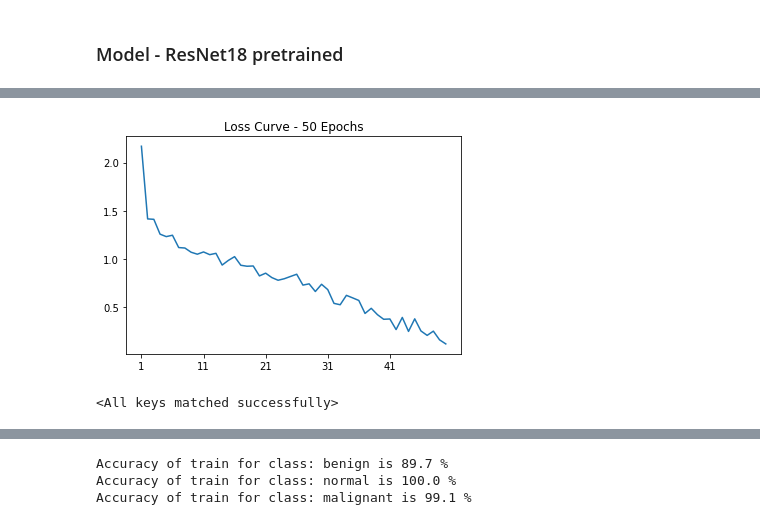
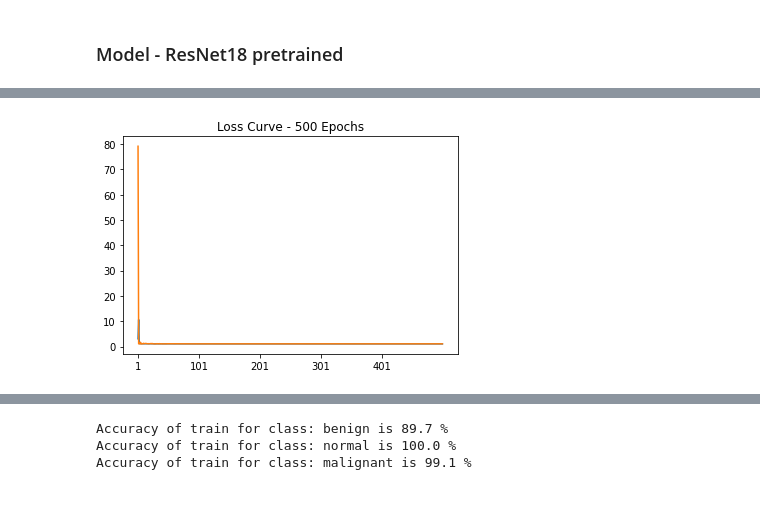
Before and after one commit to Drado91/MyPortfolio, a Jupyter notebook: ResnetUltrasoundClassification/Resnet18_Ultrasound_Classifier.ipynb, the cells around one changed output, grey strips where cells are left out. Cells and saved outputs as stored; diff of their text form; code cells hidden in the pictures.

```diff
--- a/ResnetUltrasoundClassification/Resnet18_Ultrasound_Classifier.ipynb
+++ b/ResnetUltrasoundClassification/Resnet18_Ultrasound_Classifier.ipynb
@@ -241,3 +283,12 @@ train_dataloader = DataLoader(train_data, batch_size=batch_size,shuffle=True)
+# %%
+#Training-validate split
+from torch.utils.data import DataLoader, random_split
+num_train=train_data.__len__()
+tra_val_ratio=0.85
+train,validation=random_split(train_data,[int(num_train*tra_val_ratio),num_train-int(num_train*tra_val_ratio)])
+# %%
+train_dataloader = DataLoader(train, batch_size=batch_size,shuffle=True)
+validation_dataloader = DataLoader(validation, batch_size=batch_size,shuffle=True)
 # %%
 # functions to show an image
 def imshow(img):
@@ -249,11 +305,13 @@ def imshow(img):
 # %%
 #Show train images and their label
-num_images_to_show=batch_size
-train_dataloader_to_show = DataLoader(train_data, batch_size=num_images_to_show,shuffle=True)
+num_images_to_show=5
+train_dataloader_to_show = DataLoader(train_data, batch_size=num_images_to_show,shuffle=False)
 dataiter = iter(train_dataloader_to_show)
 images, labels = dataiter.next()
 imshow(torchvision.utils.make_grid(images[0:num_images_to_show]))
 print('GroundTruth: ', ' '.join(f'{classes[labels[j]]:5s}' for j in range(num_images_to_show)))
 print('Shape of image is {}'.format(images[0].shape))
+print('Amount of Images in Train Dataset is {}'.format(train_dataloader.sampler.num_samples))
+print('Amount of Images in Validation Dataset is {}'.format(validation_dataloader.sampler.num_samples))
 # %% [output]
 Clipping input data to the valid range for imshow with RGB data ([0..1] for floats or [0..255] for integers).
@@ -266,9 +326,8 @@ model = torchvision.models.resnet18(pretrained=True)
 # %%
 #Define optimizer, loss function and max epochs
 optimizer = torch.optim.Adam(model.parameters(),lr=0.01)
-#ptimizer = torch.optim.SGD(model.parameters(), lr=0.01, momentum=0.9)
 criterion = torch.nn.CrossEntropyLoss()
-max_epochs = 50
+max_epochs = 500
 # %%
 from tqdm import tqdm
 
@@ -322,23 +401,22 @@ Loss: 1.0448829627954044, Epoch: 12
 # %%
 import matplotlib.pyplot as plt
 import math
-def plot_loss(loss_list):
-    epochs_axis=np.arange(len(loss_list))+1
-    xticks = range(math.floor(min(epochs_axis)), math.ceil(max(epochs_axis))+1,int(len(loss_list)/5))
+def plot_loss(train_loss_list,val_loss_list):
+    epochs_axis=np.arange(len(train_loss_list))+1
+    xticks = range(math.floor(min(epochs_axis)), math.ceil(max(epochs_axis))+1,int(len(train_loss_list)/5))
     plt.figure()
-    plt.plot(epochs_axis,loss_list)
+    plt.plot(epochs_axis,train_loss_list)
+    plt.plot(epochs_axis,val_loss_list)
     plt.title('Loss Curve - {} Epochs'.format(len(epochs_axis)))
     plt.xticks(xticks)
     plt.show()
 
-plot_loss(loss_list)
+plot_loss(train_loss_list,val_loss_list)
 # %% [output]
-[figure, old version]
+[figure, new version]
 # %%
-PATH = './dudi_resnet18_50ep_1e-1lr_b.pth'
+PATH = './dudi_resnet18_500ep_1e-1lr.pth'
 torch.save(model.state_dict(), PATH)
-model.load_state_dict(torch.load(PATH))
+#model.load_state_dict(torch.load(PATH))
-# %% [output]
-<All keys matched successfully>
 # %%
 #Load test dataset
```
Also changed, not shown: parts of 20 cells of this notebook, 5 other files.
